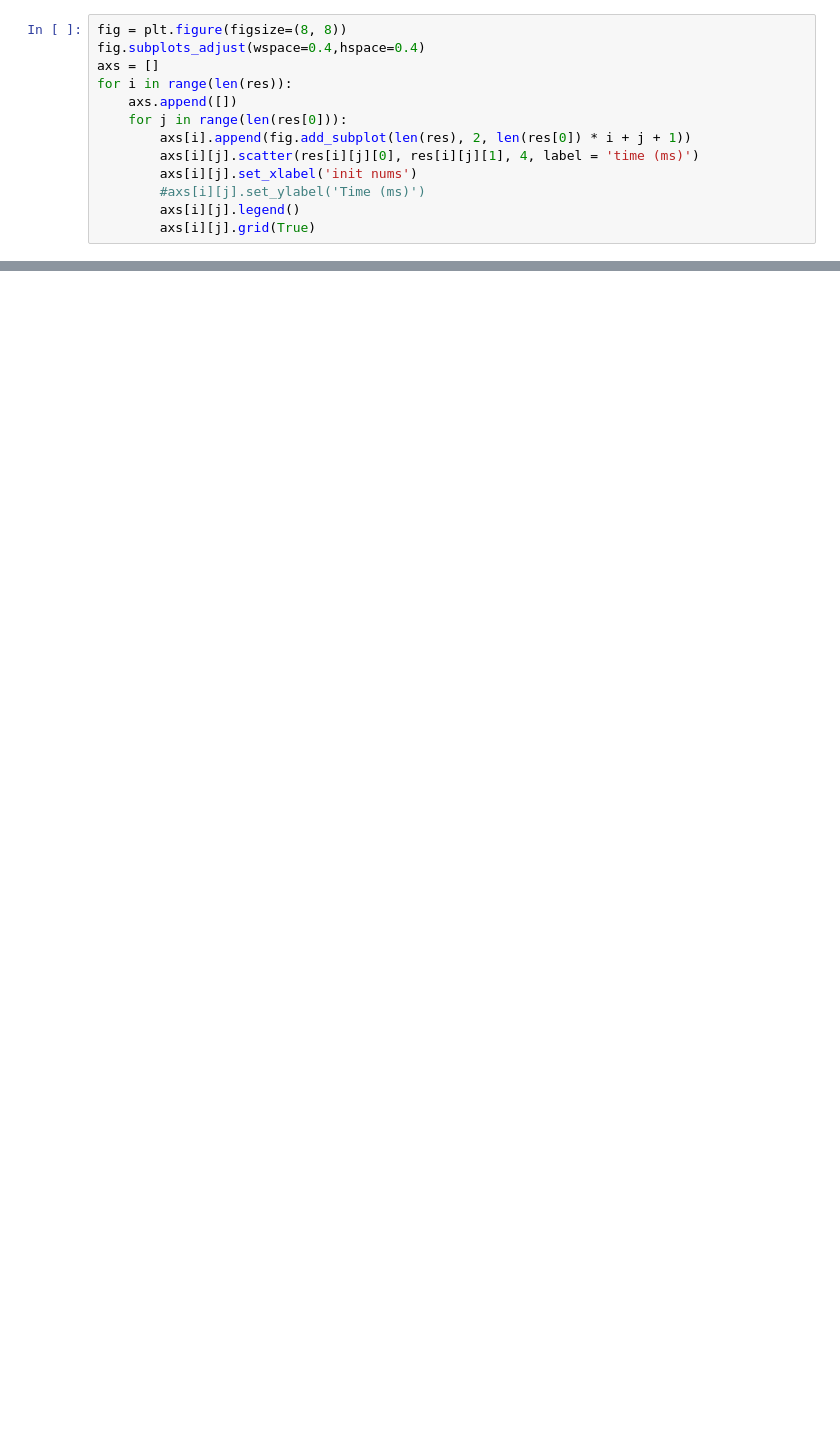
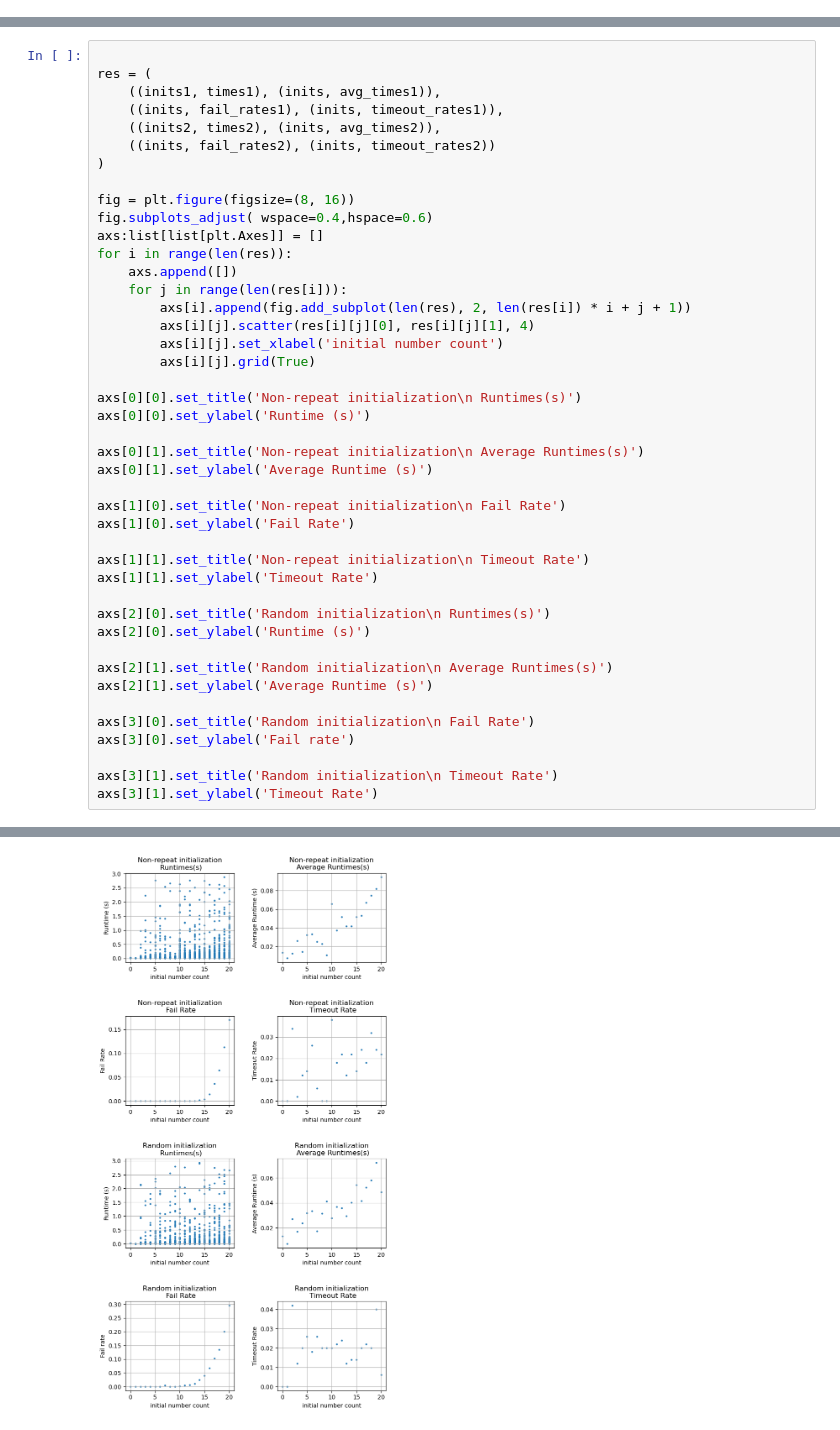
Before and after one commit to VBFa-lian/Sudoku, a Jupyter notebook: test.ipynb, the cells around one changed output, grey strips where cells are left out. Saved outputs shown, nothing was run; the diff lists cells and outputs as text; blank space fills up the shorter version.

```diff
--- a/test.ipynb
+++ b/test.ipynb
@@ -30,13 +0,0 @@ KeyboardInterrupt:
-# %%
-fig = plt.figure(figsize=(8, 8))
-fig.subplots_adjust(wspace=0.4,hspace=0.4)
-axs = []
-for i in range(len(res)):
-    axs.append([])
-    for j in range(len(res[0])):
-        axs[i].append(fig.add_subplot(len(res), 2, len(res[0]) * i + j + 1))
-        axs[i][j].scatter(res[i][j][0], res[i][j][1], 4, label = 'time (ms)')
-        axs[i][j].set_xlabel('init nums')
-        #axs[i][j].set_ylabel('Time (ms)')
-        axs[i][j].legend()
-        axs[i][j].grid(True)
@@ -44,0 +105,44 @@ for i in range(len(res)):
+# %%
+
+res = (
+    ((inits1, times1), (inits, avg_times1)),
+    ((inits, fail_rates1), (inits, timeout_rates1)),
+    ((inits2, times2), (inits, avg_times2)),
+    ((inits, fail_rates2), (inits, timeout_rates2))
+)
+
+fig = plt.figure(figsize=(8, 16))
+fig.subplots_adjust( wspace=0.4,hspace=0.6)
+axs:list[list[plt.Axes]] = []
+for i in range(len(res)):
+    axs.append([])
+    for j in range(len(res[i])):
+        axs[i].append(fig.add_subplot(len(res), 2, len(res[i]) * i + j + 1))
+        axs[i][j].scatter(res[i][j][0], res[i][j][1], 4)
+        axs[i][j].set_xlabel('initial number count')
+        axs[i][j].grid(True)
+
+axs[0][0].set_title('Non-repeat initialization\n Runtimes(s)')
+axs[0][0].set_ylabel('Runtime (s)')
+
+axs[0][1].set_title('Non-repeat initialization\n Average Runtimes(s)')
+axs[0][1].set_ylabel('Average Runtime (s)')
+
+axs[1][0].set_title('Non-repeat initialization\n Fail Rate')
+axs[1][0].set_ylabel('Fail Rate')
+
+axs[1][1].set_title('Non-repeat initialization\n Timeout Rate')
+axs[1][1].set_ylabel('Timeout Rate')
+
+axs[2][0].set_title('Random initialization\n Runtimes(s)')
+axs[2][0].set_ylabel('Runtime (s)')
+
+axs[2][1].set_title('Random initialization\n Average Runtimes(s)')
+axs[2][1].set_ylabel('Average Runtime (s)')
+
+axs[3][0].set_title('Random initialization\n Fail Rate')
+axs[3][0].set_ylabel('Fail rate')
+
+axs[3][1].set_title('Random initialization\n Timeout Rate')
+axs[3][1].set_ylabel('Timeout Rate')
+# %% [output]
@@ -44,0 +150 @@ for i in range(len(res)):
+[figure, added]
```
Also changed, not shown: parts of 5 cells of this notebook, 2 other files.
